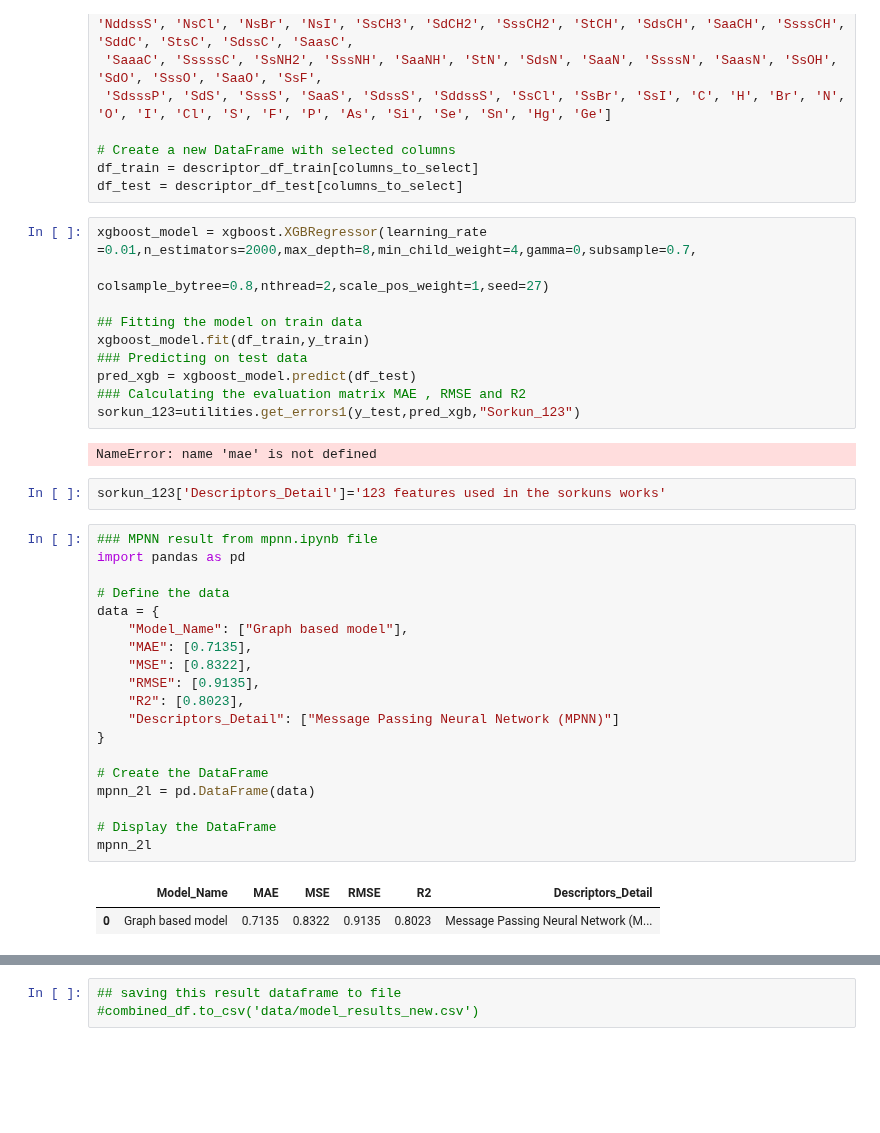
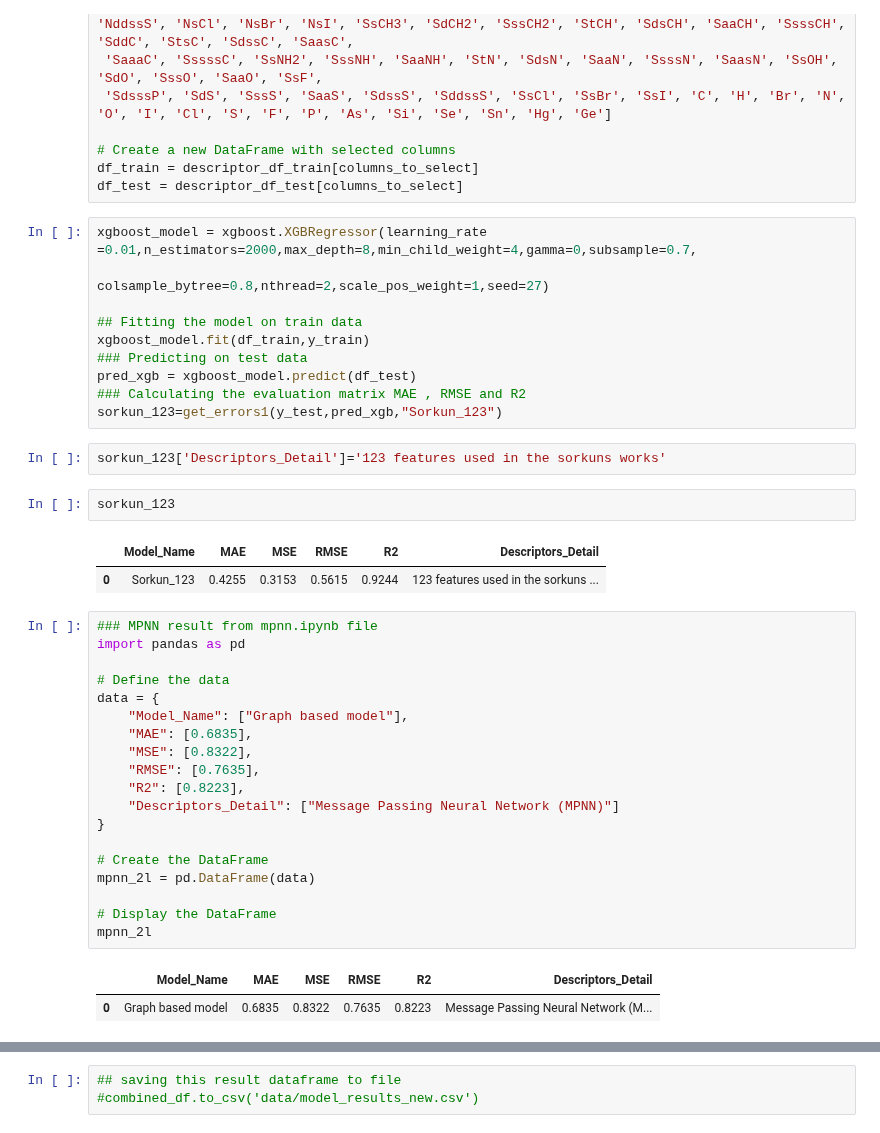
Before and after one commit to ComPlat/water-solubility-prediction, a Jupyter notebook: Notebook/model_traning.ipynb, the cells around one changed output, grey strips where cells are left out. Cells and saved outputs as stored; diff of their text form; blank space fills up the shorter version.

```diff
--- a/Notebook/model_traning.ipynb
+++ b/Notebook/model_traning.ipynb
@@ -767,30 +684,33 @@ xgboost_model.fit(df_train,y_train)
 ### Predicting on test data
 pred_xgb = xgboost_model.predict(df_test)
 ### Calculating the evaluation matrix MAE , RMSE and R2
-sorkun_123=utilities.get_errors1(y_test,pred_xgb,"Sorkun_123")
+sorkun_123=get_errors1(y_test,pred_xgb,"Sorkun_123")
-# %% [output]
-NameError: name 'mae' is not defined
 # %%
 sorkun_123['Descriptors_Detail']='123 features used in the sorkuns works'
+# %%
+sorkun_123
+# %% [output]
+|  | Model_Name | MAE | MSE | RMSE | R2 | Descriptors_Detail |
+| 0 | Sorkun_123 | 0.4255 | 0.3153 | 0.5615 | 0.9244 | 123 features used in the sorkuns ... |
 # %%
 ### MPNN result from mpnn.ipynb file
 import pandas as pd
 
 # Define the data
 data = {
     "Model_Name": ["Graph based model"],
-    "MAE": [0.7135],
+    "MAE": [0.6835],
     "MSE": [0.8322],
-    "RMSE": [0.9135],
-    "R2": [0.8023],
+    "RMSE": [0.7635],
+    "R2": [0.8223],
     "Descriptors_Detail": ["Message Passing Neural Network (MPNN)"]
 }
 
 # Create the DataFrame
 mpnn_2l = pd.DataFrame(data)
 
 # Display the DataFrame
 mpnn_2l
 # %% [output]
 |  | Model_Name | MAE | MSE | RMSE | R2 | Descriptors_Detail |
-| 0 | Graph based model | 0.7135 | 0.8322 | 0.9135 | 0.8023 | Message Passing Neural Network (M... |
+| 0 | Graph based model | 0.6835 | 0.8322 | 0.7635 | 0.8223 | Message Passing Neural Network (M... |
```
Also changed, not shown: parts of 43 cells of this notebook, 10 other files.
